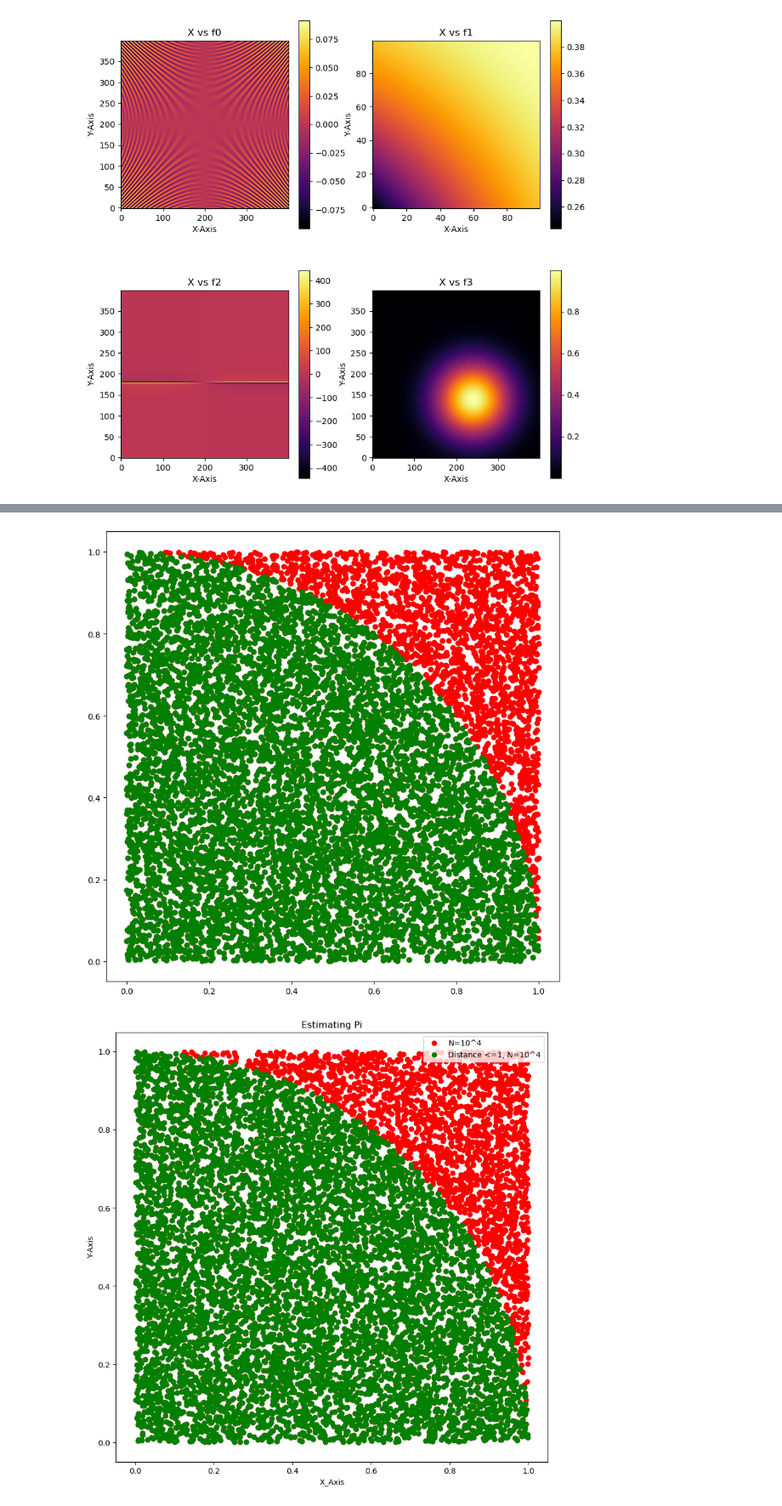
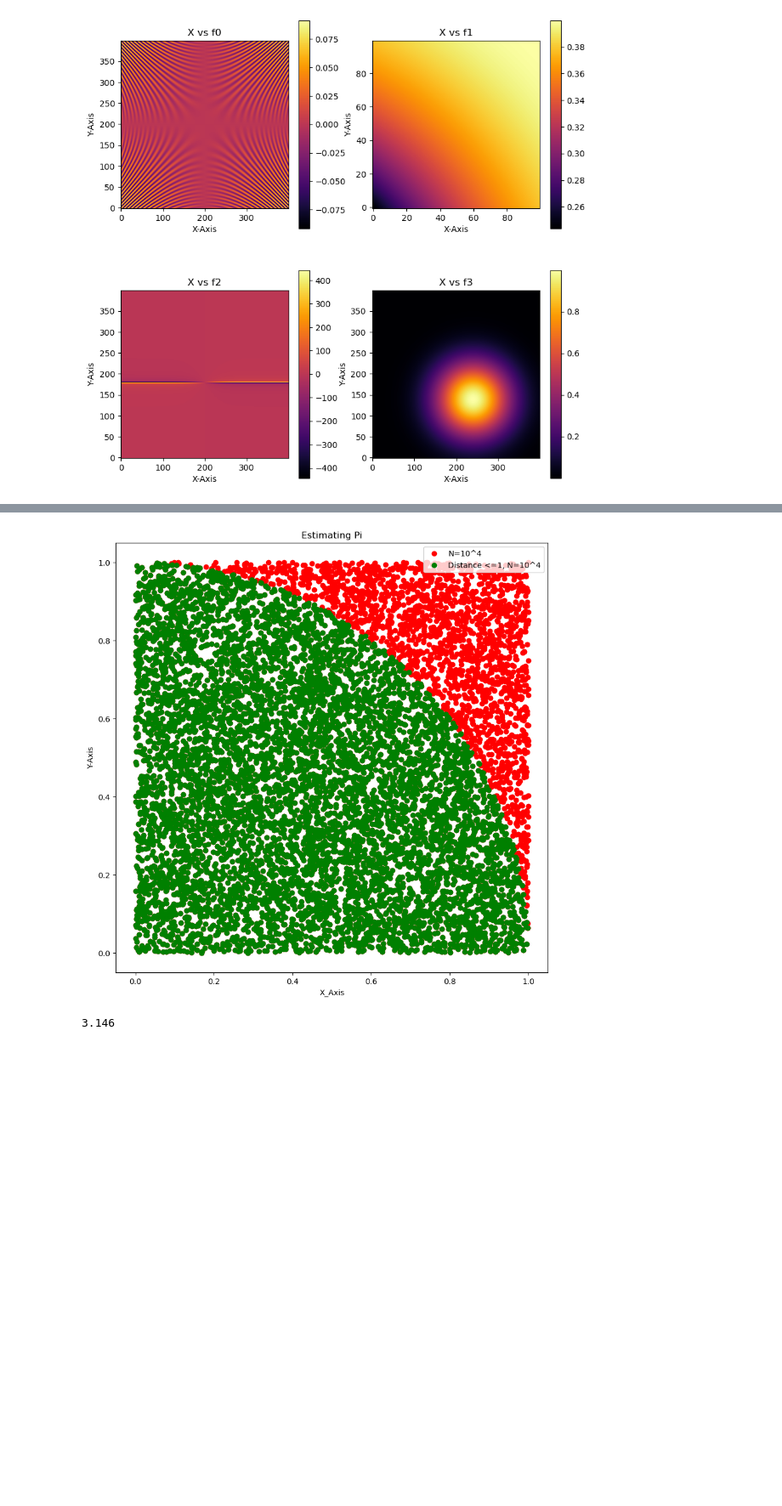
Before and after one commit to DeaconTCarreon/deacon_decal, a Jupyter notebook: homework10/homework10.ipynb, the cells around one changed output, grey strips where cells are left out. Shown at 85% size. Cells and saved outputs as stored; diff of their text form; code cells hidden in the pictures; blank space fills up the shorter version.

```diff
--- a/homework10/homework10.ipynb
+++ b/homework10/homework10.ipynb
@@ -119,17 +119,19 @@ pi_values
 # %%
 p = find_pi(10**4)
 
 plt.figure(figsize=(10,10))
 plt.scatter(p[2], p[3], color='red', label='N=10^4')
 plt.scatter(p[4], p[5], color='green', label='Distance <=1, N=10^4')
 plt.xlabel('X_Axis')
 plt.ylabel('Y-Axis')
 plt.title('Estimating Pi')
 plt.legend()
 plt.show()
+
+p[0]
 # %% [output]
-[figure, old version]
+[figure, new version]
-[figure, removed]
+3.146
 # %%
 #3
 
```
Also changed, not shown: parts of 5 cells of this notebook.
